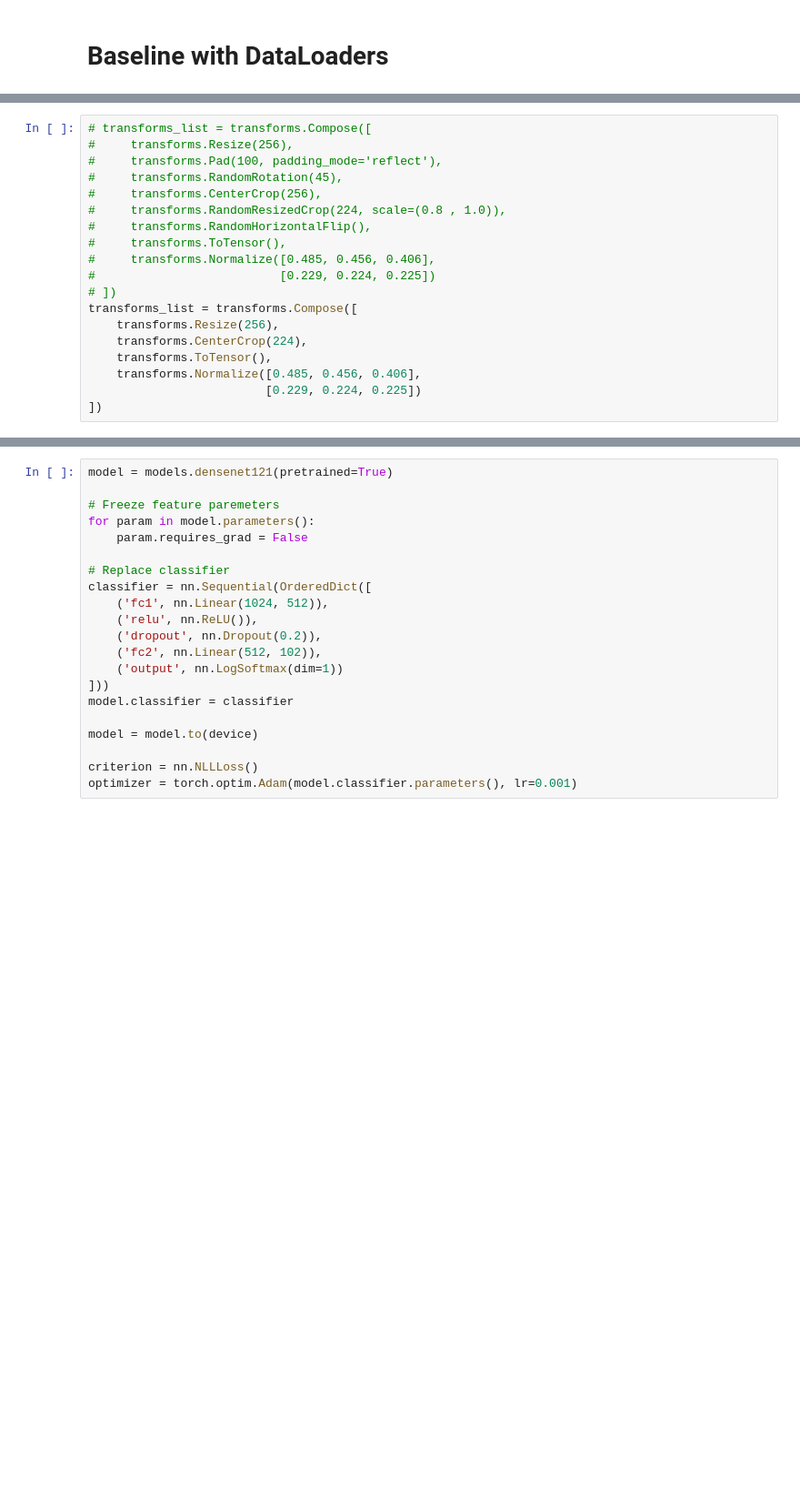
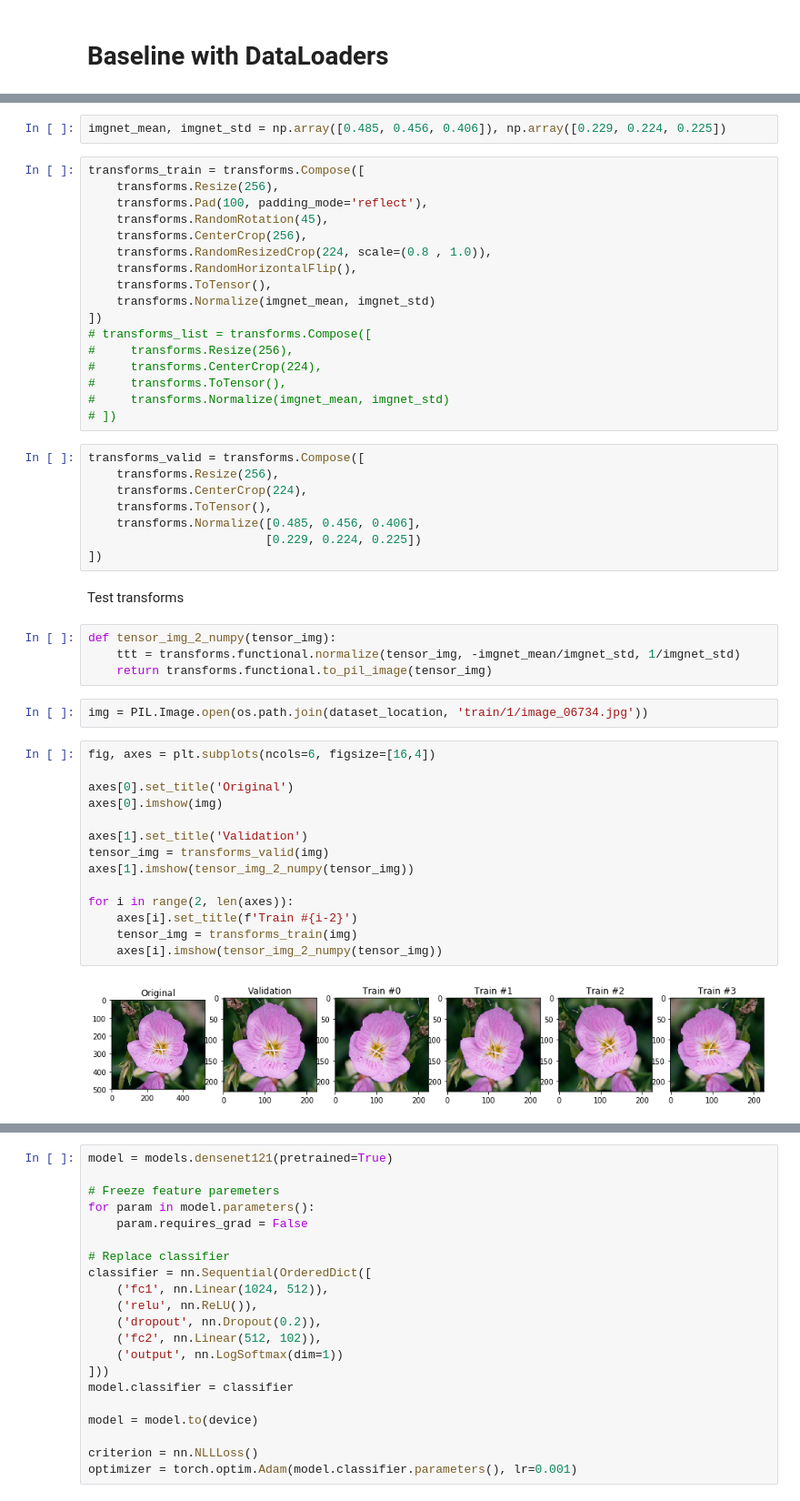
Before and after one commit to marcinbogdanski/ai-sketchpad, a Jupyter notebook: PyTorchNN/1450_DenseNet121_Transfer.ipynb, the cells around one changed output, grey strips where cells are left out. Shown: that part at 91% size. Saved outputs shown, nothing was run; the diff lists cells and outputs as text; blank space fills up the shorter version.

```diff
--- a/PyTorchNN/1450_DenseNet121_Transfer.ipynb
+++ b/PyTorchNN/1450_DenseNet121_Transfer.ipynb
@@ -17,19 +20,51 @@ dataset_location = '/home/marcin/Datasets/udacity-challange-flower-data/flower_d
+# %%
+imgnet_mean, imgnet_std = np.array([0.485, 0.456, 0.406]), np.array([0.229, 0.224, 0.225])
 # %%
+transforms_train = transforms.Compose([
+    transforms.Resize(256),
+    transforms.Pad(100, padding_mode='reflect'),
+    transforms.RandomRotation(45),
+    transforms.CenterCrop(256),
+    transforms.RandomResizedCrop(224, scale=(0.8 , 1.0)),
+    transforms.RandomHorizontalFlip(),
+    transforms.ToTensor(),
+    transforms.Normalize(imgnet_mean, imgnet_std)
+])
 # transforms_list = transforms.Compose([
 #     transforms.Resize(256),
-#     transforms.Pad(100, padding_mode='reflect'),
-#     transforms.RandomRotation(45),
-#     transforms.CenterCrop(256),
-#     transforms.RandomResizedCrop(224, scale=(0.8 , 1.0)),
-#     transforms.RandomHorizontalFlip(),
+#     transforms.CenterCrop(224),
 #     transforms.ToTensor(),
-#     transforms.Normalize([0.485, 0.456, 0.406],
-#                          [0.229, 0.224, 0.225])
+#     transforms.Normalize(imgnet_mean, imgnet_std)
 # ])
-transforms_list = transforms.Compose([
-    transforms.Resize(256),
-    transforms.CenterCrop(224),
-    transforms.ToTensor(),
-    transforms.Normalize([0.485, 0.456, 0.406],
-                         [0.229, 0.224, 0.225])
-])
+# %%
+transforms_valid = transforms.Compose([
+    transforms.Resize(256),
+    transforms.CenterCrop(224),
+    transforms.ToTensor(),
+    transforms.Normalize([0.485, 0.456, 0.406],
+                         [0.229, 0.224, 0.225])
+])
+# %% [markdown]
+Test transforms
+# %%
+def tensor_img_2_numpy(tensor_img):
+    ttt = transforms.functional.normalize(tensor_img, -imgnet_mean/imgnet_std, 1/imgnet_std)
+    return transforms.functional.to_pil_image(tensor_img)
+# %%
+img = PIL.Image.open(os.path.join(dataset_location, 'train/1/image_06734.jpg'))
+# %%
+fig, axes = plt.subplots(ncols=6, figsize=[16,4])
+
+axes[0].set_title('Original')
+axes[0].imshow(img)
+
+axes[1].set_title('Validation')
+tensor_img = transforms_valid(img)
+axes[1].imshow(tensor_img_2_numpy(tensor_img))
+
+for i in range(2, len(axes)):
+    axes[i].set_title(f'Train #{i-2}')
+    tensor_img = transforms_train(img)
+    axes[i].imshow(tensor_img_2_numpy(tensor_img))
+# %% [output]
+[figure, added]
```
Also changed, not shown: parts of 11 cells of this notebook, 1 other file.
